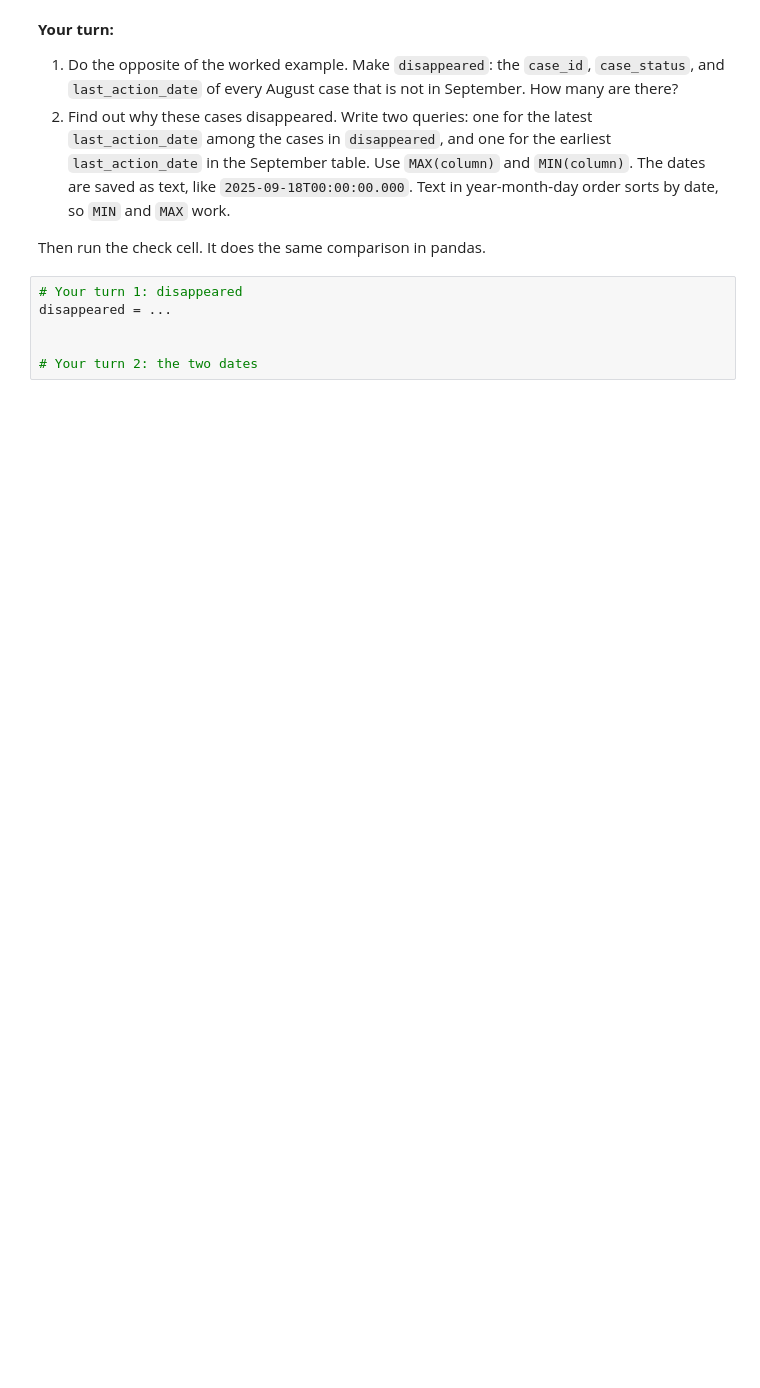
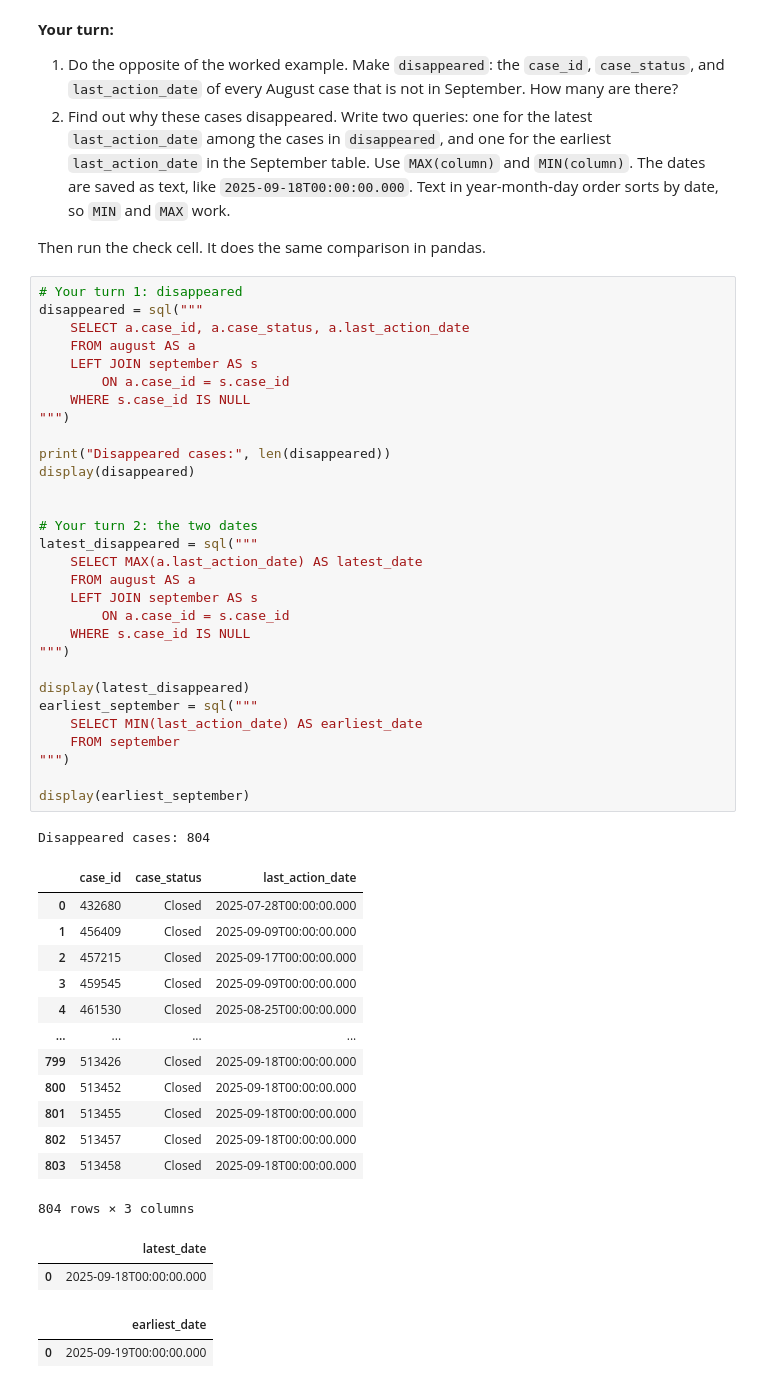
Before and after one commit to Yichen-zhang-maisongka/compss-211a, a Jupyter notebook: homework/hw3_campus_edge.ipynb, the cells around one changed output. Cells and saved outputs as stored; diff of their text form; blank space fills up the shorter version.

```diff
--- a/homework/hw3_campus_edge.ipynb
+++ b/homework/hw3_campus_edge.ipynb
@@ -228,10 +361,53 @@ new_cases
 Then run the check cell. It does the same comparison in pandas.
 # %%
 # Your turn 1: disappeared
-disappeared = ...
+disappeared = sql("""
+    SELECT a.case_id, a.case_status, a.last_action_date
+    FROM august AS a
+    LEFT JOIN september AS s
+        ON a.case_id = s.case_id
+    WHERE s.case_id IS NULL
+""")
+
+print("Disappeared cases:", len(disappeared))
+display(disappeared)
 
 
 # Your turn 2: the two dates
+latest_disappeared = sql("""
+    SELECT MAX(a.last_action_date) AS latest_date
+    FROM august AS a
+    LEFT JOIN september AS s
+        ON a.case_id = s.case_id
+    WHERE s.case_id IS NULL
+""")
+
+display(latest_disappeared)
+earliest_september = sql("""
+    SELECT MIN(last_action_date) AS earliest_date
+    FROM september
+""")
+
+display(earliest_september)
+# %% [output]
+Disappeared cases: 804
+|  | case_id | case_status | last_action_date |
+| 0 | 432680 | Closed | 2025-07-28T00:00:00.000 |
+| 1 | 456409 | Closed | 2025-09-09T00:00:00.000 |
+| 2 | 457215 | Closed | 2025-09-17T00:00:00.000 |
+| 3 | 459545 | Closed | 2025-09-09T00:00:00.000 |
+| 4 | 461530 | Closed | 2025-08-25T00:00:00.000 |
+| ... | ... | ... | ... |
+| 799 | 513426 | Closed | 2025-09-18T00:00:00.000 |
+| 800 | 513452 | Closed | 2025-09-18T00:00:00.000 |
+| 801 | 513455 | Closed | 2025-09-18T00:00:00.000 |
+| 802 | 513457 | Closed | 2025-09-18T00:00:00.000 |
+| 803 | 513458 | Closed | 2025-09-18T00:00:00.000 |
+804 rows × 3 columns
+|  | latest_date |
+| 0 | 2025-09-18T00:00:00.000 |
+|  | earliest_date |
+| 0 | 2025-09-19T00:00:00.000 |
 # %%
 # Check: the same comparison in pandas. You don't need to change this cell.
 # how="outer" keeps every case from both tables. indicator=True adds a _merge column
```
Also changed, not shown: parts of 14 cells of this notebook, 1 other file.
